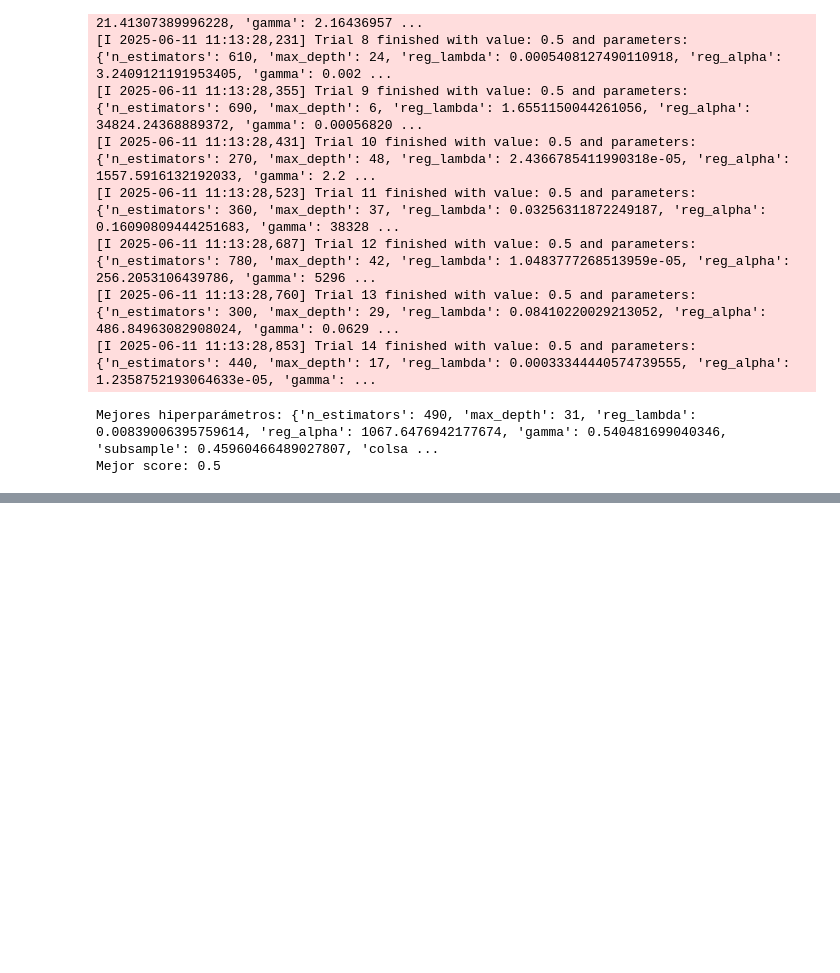
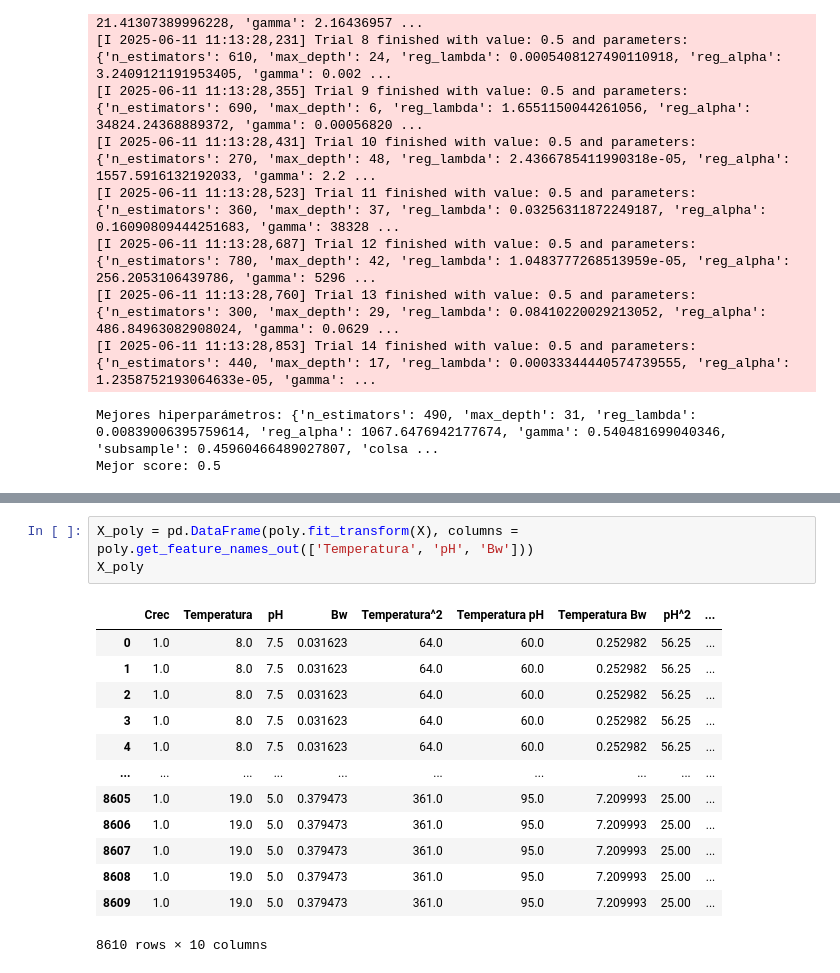
Before and after one commit to dhprieto/datos_Alberto, a Jupyter notebook: datos_alberto_explore.ipynb, the cells around one changed output, grey strips where cells are left out. Drawn from its saved outputs; the diff is of its cells as text; blank space fills up the shorter version.

```diff
--- a/datos_alberto_explore.ipynb
+++ b/datos_alberto_explore.ipynb
@@ -429,0 +703,17 @@ Mejor score: 0.5
+# %%
+X_poly = pd.DataFrame(poly.fit_transform(X), columns =  poly.get_feature_names_out(['Temperatura', 'pH', 'Bw']))
+X_poly
+# %% [output]
+|  | Crec | Temperatura | pH | Bw | Temperatura^2 | Temperatura pH | Temperatura Bw | pH^2 | ... |
+| 0 | 1.0 | 8.0 | 7.5 | 0.031623 | 64.0 | 60.0 | 0.252982 | 56.25 | ... |
+| 1 | 1.0 | 8.0 | 7.5 | 0.031623 | 64.0 | 60.0 | 0.252982 | 56.25 | ... |
+| 2 | 1.0 | 8.0 | 7.5 | 0.031623 | 64.0 | 60.0 | 0.252982 | 56.25 | ... |
+| 3 | 1.0 | 8.0 | 7.5 | 0.031623 | 64.0 | 60.0 | 0.252982 | 56.25 | ... |
+| 4 | 1.0 | 8.0 | 7.5 | 0.031623 | 64.0 | 60.0 | 0.252982 | 56.25 | ... |
+| ... | ... | ... | ... | ... | ... | ... | ... | ... | ... |
+| 8605 | 1.0 | 19.0 | 5.0 | 0.379473 | 361.0 | 95.0 | 7.209993 | 25.00 | ... |
+| 8606 | 1.0 | 19.0 | 5.0 | 0.379473 | 361.0 | 95.0 | 7.209993 | 25.00 | ... |
+| 8607 | 1.0 | 19.0 | 5.0 | 0.379473 | 361.0 | 95.0 | 7.209993 | 25.00 | ... |
+| 8608 | 1.0 | 19.0 | 5.0 | 0.379473 | 361.0 | 95.0 | 7.209993 | 25.00 | ... |
+| 8609 | 1.0 | 19.0 | 5.0 | 0.379473 | 361.0 | 95.0 | 7.209993 | 25.00 | ... |
+8610 rows × 10 columns
```
Also changed, not shown: parts of 10 cells of this notebook.
